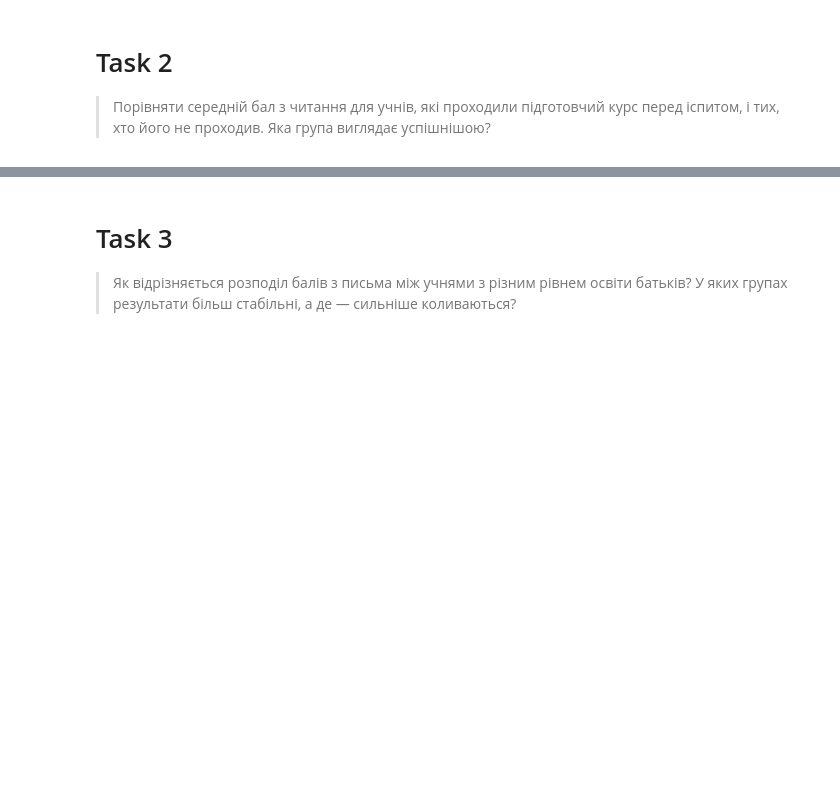
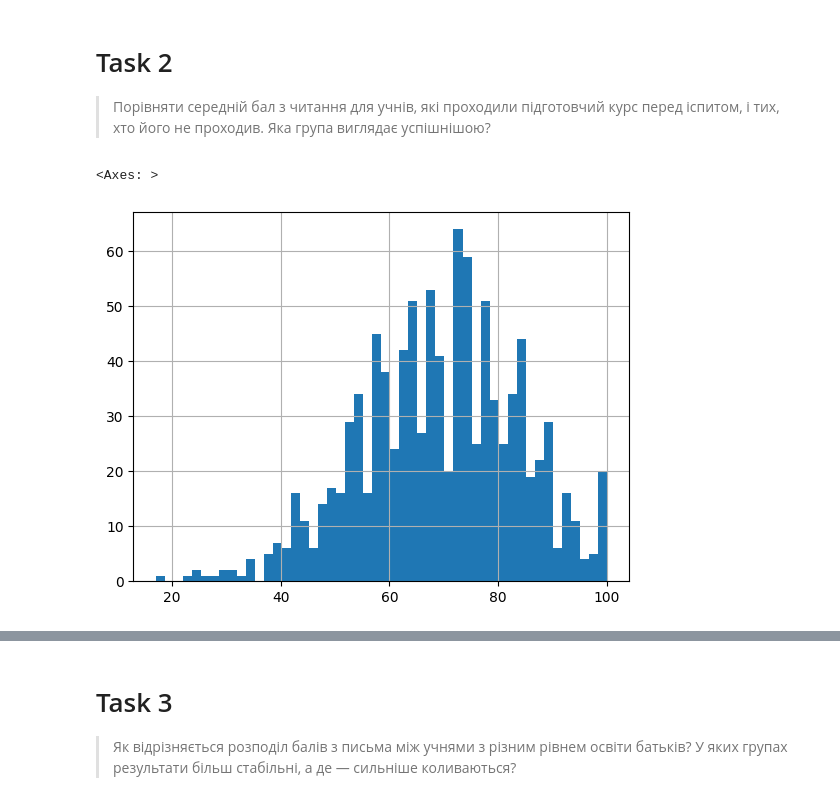
Before and after one commit to cpython-projects/python_da_06_11_25, a Jupyter notebook: lesson_19_hw.ipynb, the cells around one changed output, grey strips where cells are left out. Saved outputs shown, nothing was run; the diff lists cells and outputs as text; code cells hidden in the pictures; blank space fills up the shorter version.

```diff
--- a/lesson_19_hw.ipynb
+++ b/lesson_19_hw.ipynb
@@ -27,3 +66,8 @@
 
 > Порівняти середній бал з читання для учнів, які проходили підготовчий курс перед іспитом, і тих, хто його не проходив.
 > Яка група виглядає успішнішою?
+# %%
+df['reading score'].hist(bins=50)
+# %% [output]
+<Axes: >
+[figure, added]
```
Also changed, not shown: parts of 11 cells of this notebook.
